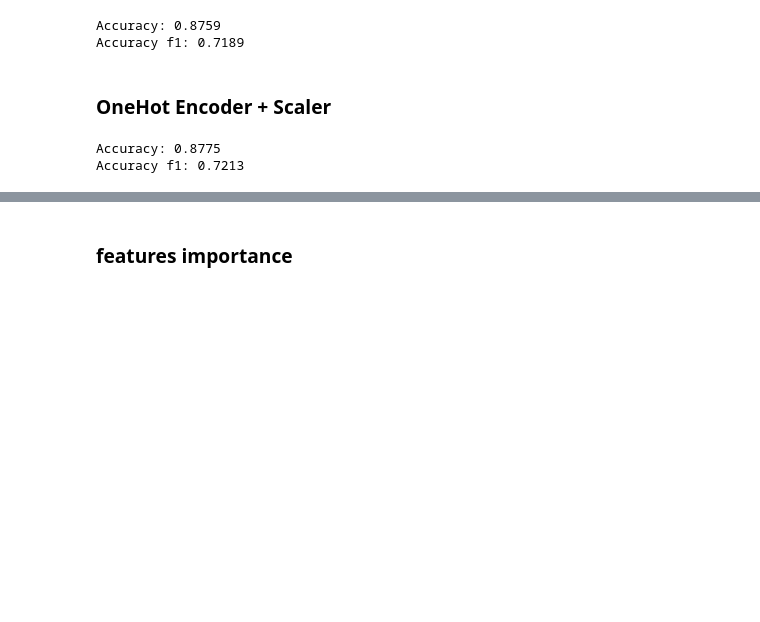
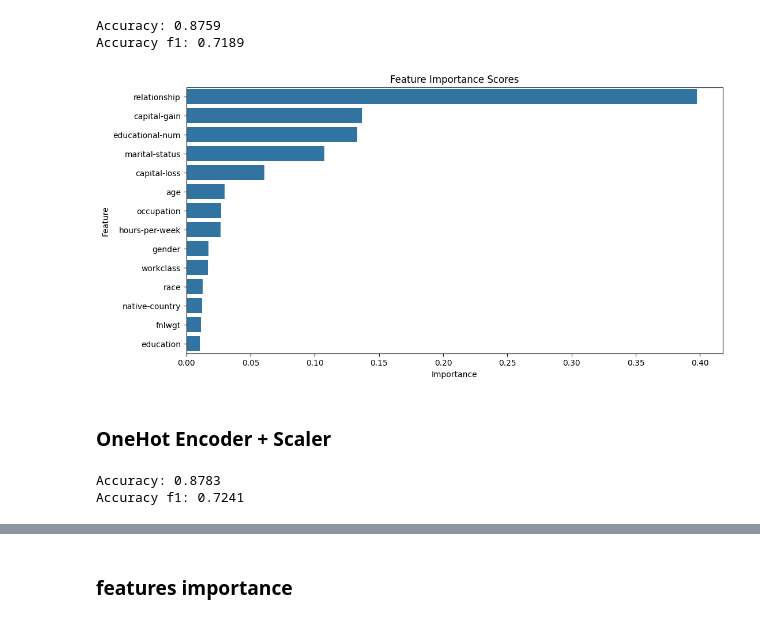
Before and after one commit to ConstanceGlly/Interpretability_and_Fairness_Income, a Jupyter notebook: Notebooks/Models.ipynb, the cells around one changed output, grey strips where cells are left out. Drawn from its saved outputs; the diff is of its cells as text; code cells hidden in the pictures; blank space fills up the shorter version.

```diff
--- a/Notebooks/Models.ipynb
+++ b/Notebooks/Models.ipynb
@@ -228,11 +226,32 @@ print(f"Accuracy f1: {f1_accuracy:.4f}")
 # %% [output]
 Accuracy: 0.8759
 Accuracy f1: 0.7189
+# %%
+all_features = X_train_le.columns # preprocessor.get_feature_names_out()
+# Get the feature importances using the model
+feature_importances = model_xgb_le.feature_importances_
+
+# Create a DataFrame with feature names and importance scores
+feature_importance_df = pd.DataFrame(
+    {"Feature": all_features, "Importance": feature_importances}
+)
+
+imp_plot = feature_importance_df.sort_values(by="Importance", ascending=False)
+
+# Create a bar plot of feature importance
+plt.figure(figsize=(12, 6))
+sns.barplot(x="Importance", y="Feature", data=imp_plot)
+plt.xlabel("Importance")
+plt.ylabel("Feature")
+plt.title("Feature Importance Scores")
+plt.show()
+# %% [output]
+[figure, added]
 # %% [markdown]
 ### OneHot Encoder + Scaler
 # %%
 # Define preprocessing for categorical and numeric data
-categorical_preprocessor = OneHotEncoder()
+categorical_preprocessor = OneHotEncoder(drop="if_binary", handle_unknown="ignore")
 numeric_preprocessor = StandardScaler()
 
 # Create a column transformer
@@ -247,18 +266,18 @@ preprocessor = ColumnTransformer(
 # Create a pipeline with preprocessing and the machine learning model
 xgb_model = XGBClassifier(random_state=42)
 
-pipeline = Pipeline([("preprocessor", preprocessor), ("model", model)])
+xgb_pipeline = Pipeline([("preprocessor", preprocessor), ("model", xgb_model)])
 # Fit the pipeline (including preprocessing) to the training data
-pipeline.fit(X_train, y_train_bin)
+xgb_pipeline.fit(X_train, y_train)
 # Make predictions on the test data
-y_pred = pipeline.predict(X_test)
+xgb_predictions = xgb_pipeline.predict(X_test)
 
 # Evaluate the model's performance
-accuracy = accuracy_score(y_test_bin, y_pred)
-f1_accuracy = f1_score(y_test_bin, y_pred)
+accuracy = accuracy_score(y_test, y_pred)
+f1_accuracy = f1_score(y_test, y_pred)
 
 print(f"Accuracy: {accuracy:.4f}")
 print(f"Accuracy f1: {f1_accuracy:.4f}")
 # %% [output]
-Accuracy: 0.8775
-Accuracy f1: 0.7213
+Accuracy: 0.8783
+Accuracy f1: 0.7241
```
Also changed, not shown: parts of 22 cells of this notebook, 1 other file.
